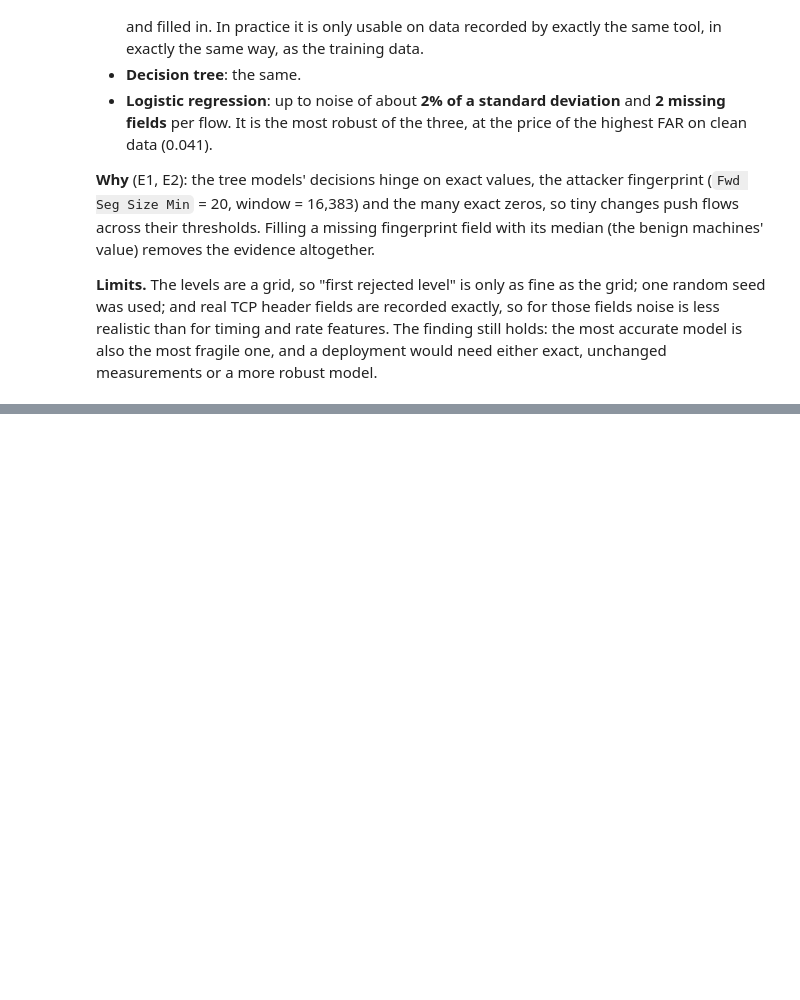
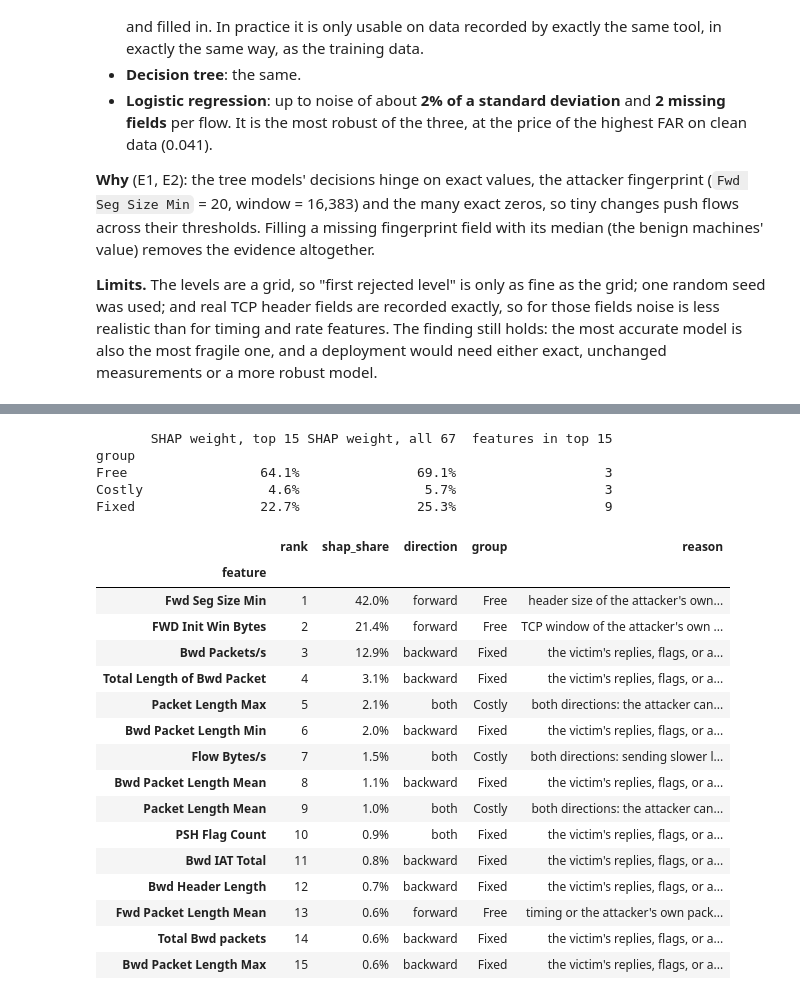
Before and after one commit to steve-nt/AI-for-Cybersecurity-Final-Mini-Project, a Jupyter notebook: parts/40_robustness.ipynb, the cells around one changed output, grey strips where cells are left out. Saved outputs shown, nothing was run; the diff lists cells and outputs as text; code cells hidden in the pictures; blank space fills up the shorter version.

Commit message:
E4: what an attacker would fake

```diff
--- a/parts/40_robustness.ipynb
+++ b/parts/40_robustness.ipynb
@@ -59,6 +59,17 @@ def style_axes(ax, grid_axis="y"):
     for side in ("left", "bottom"):
         ax.spines[side].set_color(AXIS)
     ax.tick_params(colors=MUTED, labelcolor=INK_2)
+# %%
+# STANDIN D1
+# The global SHAP ranking of step D1 (parts/30_explanation.ipynb): 1,000 random validation flows, seed 42.
+# Dropped from the hand-in notebook, where the real D1 cell comes first.
+import shap
+
+GLOSSARY = pd.read_csv(TABLES / "T4_feature_glossary.csv", index_col="feature")
+explainer = shap.TreeExplainer(boost)
+sv = explainer(X_val.sample(1000, random_state=SEED))
+shap_global = (pd.Series(np.abs(sv.values).mean(axis=0), index=FEATURES)
+               .sort_values(ascending=False))
 # %% [markdown]
 <!-- STEP E1 -->
 ## Part E: robustness to measurement noise
@@ -544,0 +577,64 @@ fragile one, and a deployment would need either exact, unchanged measurements or
+# %%
+# STEP E4
+# Re-judged by hand (the other features keep the glossary's proposed group and its rule).
+GROUP_OVERRIDES = {
+    "Fwd Seg Size Min": ("Free", "header size of the attacker's own packets: set by their operating "
+                                 "system's TCP options, one setting"),
+    "FWD Init Win Bytes": ("Free", "TCP window of the attacker's own machine: one system setting"),
+    "Bwd Init Win Bytes": ("Fixed", "TCP window of the victim's machine"),
+    "Packet Length Max": ("Costly", "both directions: the attacker can raise it by padding one own packet, "
+                                    "but cannot lower the victim's packets"),
+    "Packet Length Mean": ("Costly", "both directions: the attacker can shift it with padding, the victim's "
+                                     "half stays"),
+    "Flow Bytes/s": ("Costly", "both directions: sending slower lowers it, but slows the attack"),
+    "Flow Packets/s": ("Costly", "both directions: sending slower lowers it, but slows the attack"),
+}
+RULE_REASON = {"Free": "timing or the attacker's own packet sizes",
+               "Costly": "more own packets or bytes: a louder attack",
+               "Fixed": "the victim's replies, flags, or a mix of both sides"}
+
+
+def attacker_group(feature):
+    if feature in GROUP_OVERRIDES:
+        return GROUP_OVERRIDES[feature]
+    group = GLOSSARY.loc[feature, "group_proposed"]
+    return group, RULE_REASON[group]
+
+
+share = shap_global / shap_global.sum()
+groups = pd.DataFrame([{"feature": f, "rank": i + 1, "shap_share": share[f],
+                        "direction": GLOSSARY.loc[f, "direction"], "group": attacker_group(f)[0],
+                        "reason": attacker_group(f)[1], "meaning": GLOSSARY.loc[f, "meaning"]}
+                       for i, f in enumerate(shap_global.index)]).set_index("feature")
+top15 = groups.head(15)
+top15.to_csv(TABLES / "E4_feature_groups.csv", float_format="%.4f")
+
+weight = pd.DataFrame({"SHAP weight, top 15": top15.groupby("group")["shap_share"].sum(),
+                       "SHAP weight, all 67": groups.groupby("group")["shap_share"].sum(),
+                       "features in top 15": top15["group"].value_counts()}).reindex(["Free", "Costly", "Fixed"])
+print(weight.to_string(formatters={"SHAP weight, top 15": "{:.1%}".format,
+                                   "SHAP weight, all 67": "{:.1%}".format}))
+top15[["rank", "shap_share", "direction", "group", "reason"]].style.format({"shap_share": "{:.1%}"})
+# %% [output]
+       SHAP weight, top 15 SHAP weight, all 67  features in top 15
+group
+Free                 64.1%               69.1%                   3
+Costly                4.6%                5.7%                   3
+Fixed                22.7%               25.3%                   9
+|  | rank | shap_share | direction | group | reason |
+| feature |  |  |  |  |  |
+| Fwd Seg Size Min | 1 | 42.0% | forward | Free | header size of the attacker's own... |
+| FWD Init Win Bytes | 2 | 21.4% | forward | Free | TCP window of the attacker's own ... |
+| Bwd Packets/s | 3 | 12.9% | backward | Fixed | the victim's replies, flags, or a... |
+| Total Length of Bwd Packet | 4 | 3.1% | backward | Fixed | the victim's replies, flags, or a... |
+| Packet Length Max | 5 | 2.1% | both | Costly | both directions: the attacker can... |
+| Bwd Packet Length Min | 6 | 2.0% | backward | Fixed | the victim's replies, flags, or a... |
+| Flow Bytes/s | 7 | 1.5% | both | Costly | both directions: sending slower l... |
+| Bwd Packet Length Mean | 8 | 1.1% | backward | Fixed | the victim's replies, flags, or a... |
+| Packet Length Mean | 9 | 1.0% | both | Costly | both directions: the attacker can... |
+| PSH Flag Count | 10 | 0.9% | both | Fixed | the victim's replies, flags, or a... |
+| Bwd IAT Total | 11 | 0.8% | backward | Fixed | the victim's replies, flags, or a... |
+| Bwd Header Length | 12 | 0.7% | backward | Fixed | the victim's replies, flags, or a... |
+| Fwd Packet Length Mean | 13 | 0.6% | forward | Free | timing or the attacker's own pack... |
+| Total Bwd packets | 14 | 0.6% | backward | Fixed | the victim's replies, flags, or a... |
+| Bwd Packet Length Max | 15 | 0.6% | backward | Fixed | the victim's replies, flags, or a... |
```
Also changed, not shown: parts of 4 cells of this notebook, 4 other files.
